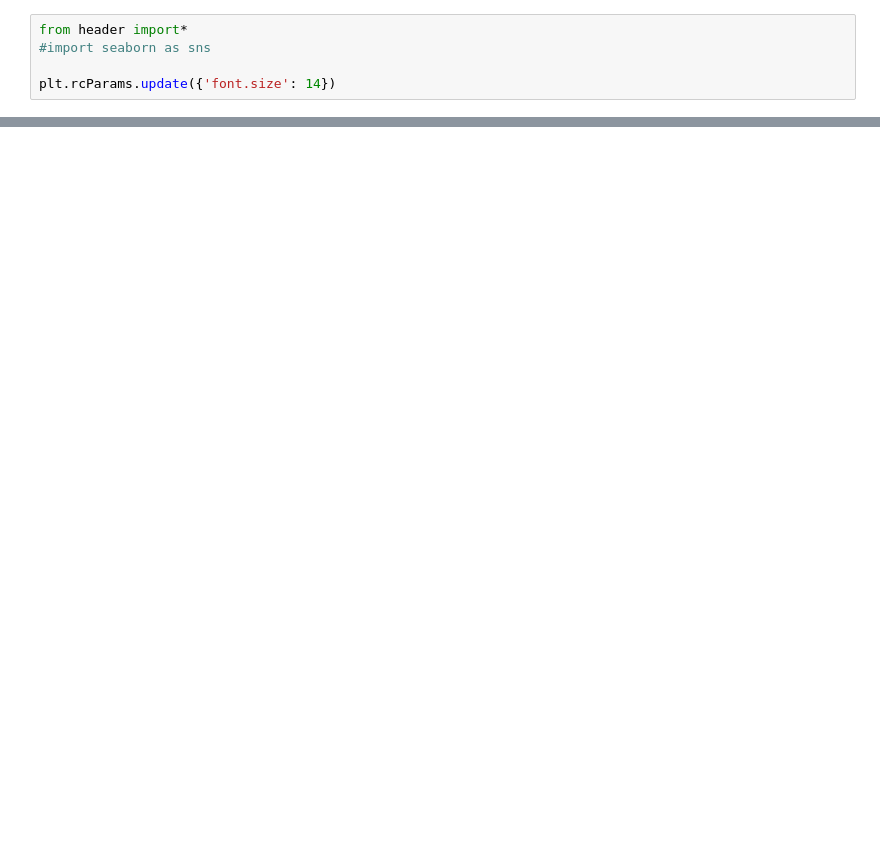
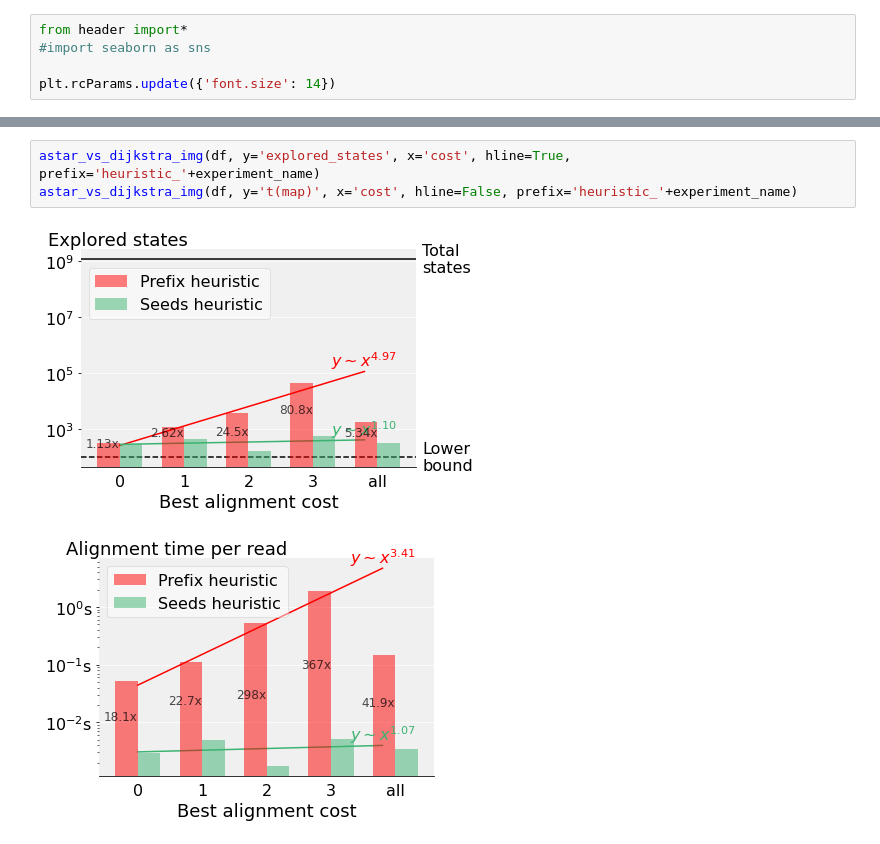
Before and after one commit to eth-sri/astarix, a Jupyter notebook: evals/astar_vs_dijkstra.ipynb, the cells around one changed output, grey strips where cells are left out. Cells and saved outputs as stored; diff of their text form; blank space fills up the shorter version.

```diff
--- a/evals/astar_vs_dijkstra.ipynb
+++ b/evals/astar_vs_dijkstra.ipynb
@@ -147,0 +130,6 @@ astar_vs_dijkstra_img(df, y='t(map)', x='cost', hline=False, prefix='heuristic_'
+# %%
+astar_vs_dijkstra_img(df, y='explored_states', x='cost', hline=True, prefix='heuristic_'+experiment_name)
+astar_vs_dijkstra_img(df, y='t(map)', x='cost', hline=False, prefix='heuristic_'+experiment_name)
+# %% [output]
+[figure, added]
+[figure, added]
```
Also changed, not shown: parts of 3 cells of this notebook, 3 other files.
